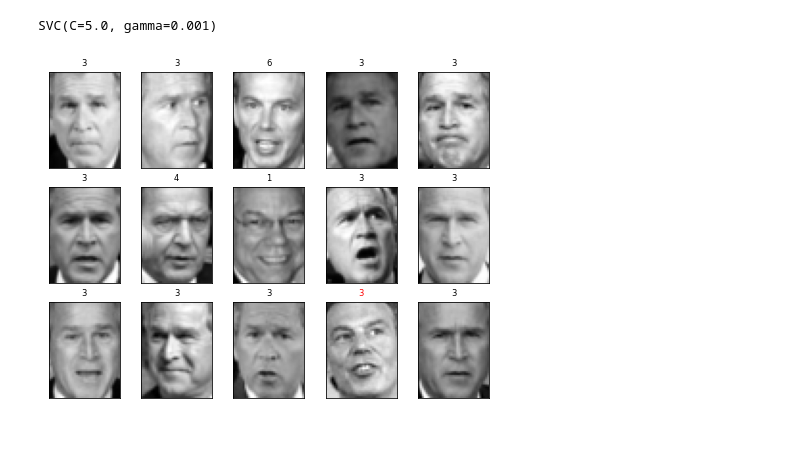
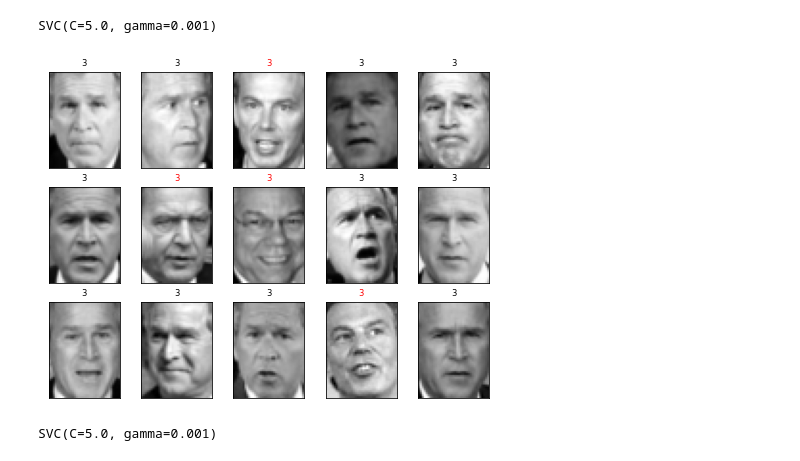
Before and after one commit to Ananassio/Data-Minig-Lab, a Jupyter notebook: Week_4/Lab_face_recognition.ipynb, the cells around one changed output. Cells and saved outputs as stored; diff of their text form; code cells hidden in the pictures.

```diff
--- a/Week_4/Lab_face_recognition.ipynb
+++ b/Week_4/Lab_face_recognition.ipynb
@@ -145,16 +145,21 @@ ax[1].imshow(s_new)
 * evaluate model on test
 # %%
 clf = SVC(C=5., gamma=0.001)
-clf.fit(X_train_pca, y_train)
+clf.fit(X_train, y_train)
 # %% [output]
 SVC(C=5.0, gamma=0.001)
 # %%
 fig = plt.figure(figsize=(8, 6))
 for i in range(15):
     ax = fig.add_subplot(3, 5, i + 1, xticks=[], yticks=[])
     ax.imshow(X_test[i].reshape(h,w))
-    y_pred = clf.predict(X_test_pca[i, np.newaxis])[0]
+    y_pred = clf.predict(X_test[i, np.newaxis])[0]
     color = ('black' if y_pred == y_test[i] else 'red')
     ax.set_title(y_pred, fontsize='small', color=color)
 # %% [output]
-[figure, old version]
+[figure, new version]
+# %%
+clf2 = SVC(C=5., gamma=0.001)
+clf2.fit(X_train_pca, y_train)
+# %% [output]
+SVC(C=5.0, gamma=0.001)
```
Also changed, not shown: parts of 1 cell of this notebook.
